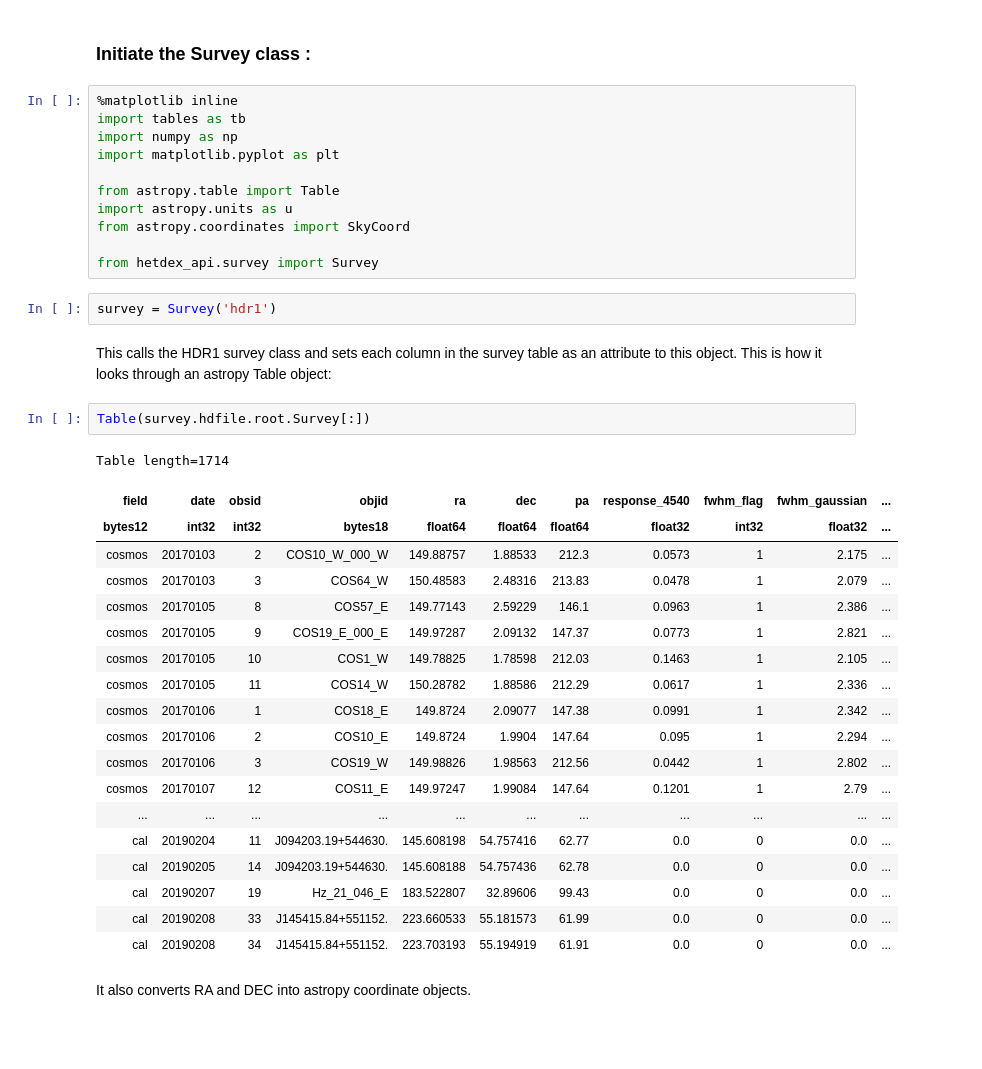
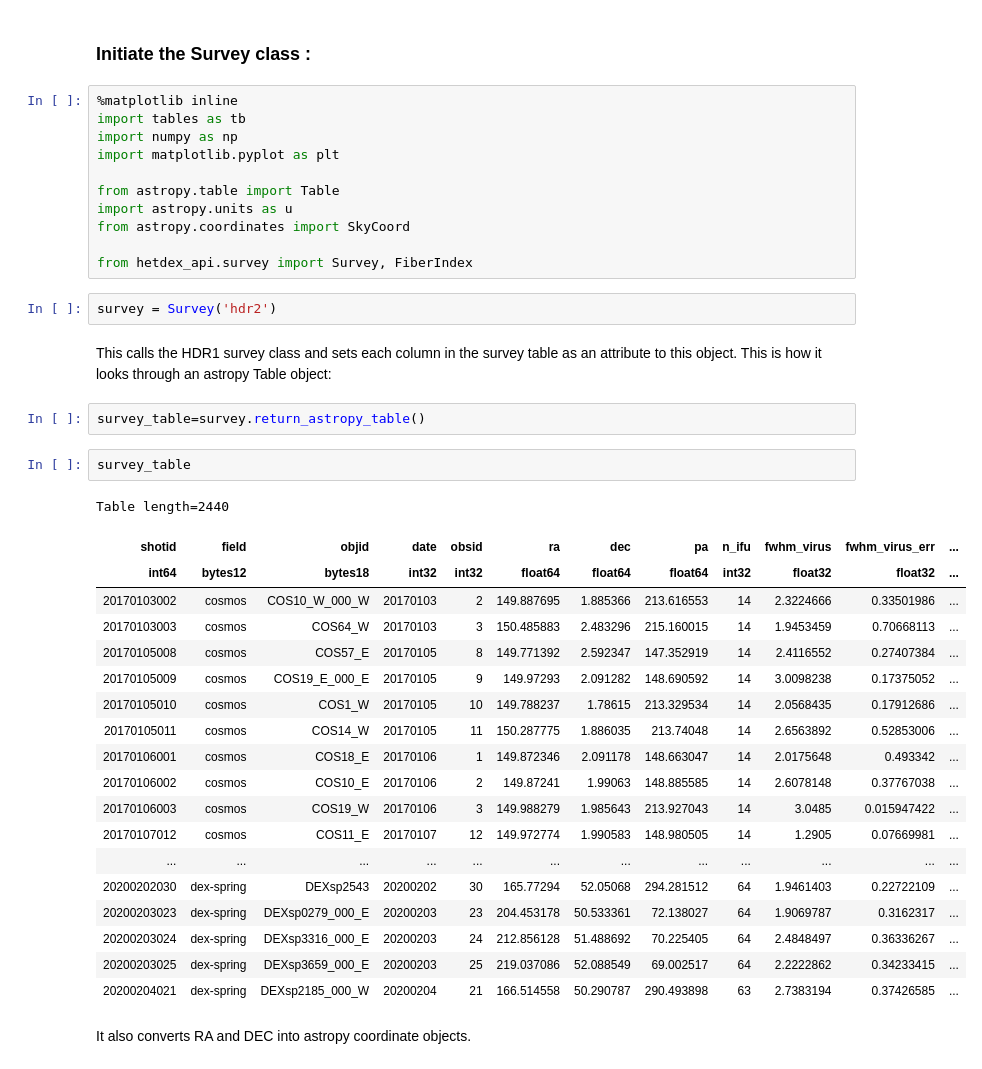
Before and after one commit to HETDEX/hetdex_api, a Jupyter notebook: notebooks/01-Accessing_the_Survey_Class.ipynb, the cells around one changed output. Cells and saved outputs as stored; diff of their text form; blank space fills up the shorter version.

```diff
--- a/notebooks/01-Accessing_the_Survey_Class.ipynb
+++ b/notebooks/01-Accessing_the_Survey_Class.ipynb
@@ -16,33 +16,35 @@ from astropy.table import Table
 import astropy.units as u
 from astropy.coordinates import SkyCoord
 
-from hetdex_api.survey import Survey
+from hetdex_api.survey import Survey, FiberIndex
 # %%
-survey = Survey('hdr1')
+survey = Survey('hdr2')
 # %% [markdown]
 This calls the HDR1 survey class and sets each column in the survey table as an attribute to this object. This is how it looks through an astropy Table object:
-# %%
-Table(survey.hdfile.root.Survey[:])
-# %% [output]
-Table length=1714
-| field | date | obsid | objid | ra | dec | pa | response_4540 | fwhm_flag | fwhm_gaussian | ... |
-| bytes12 | int32 | int32 | bytes18 | float64 | float64 | float64 | float32 | int32 | float32 | ... |
-| cosmos | 20170103 | 2 | COS10_W_000_W | 149.88757 | 1.88533 | 212.3 | 0.0573 | 1 | 2.175 | ... |
-| cosmos | 20170103 | 3 | COS64_W | 150.48583 | 2.48316 | 213.83 | 0.0478 | 1 | 2.079 | ... |
-| cosmos | 20170105 | 8 | COS57_E | 149.77143 | 2.59229 | 146.1 | 0.0963 | 1 | 2.386 | ... |
-| cosmos | 20170105 | 9 | COS19_E_000_E | 149.97287 | 2.09132 | 147.37 | 0.0773 | 1 | 2.821 | ... |
-| cosmos | 20170105 | 10 | COS1_W | 149.78825 | 1.78598 | 212.03 | 0.1463 | 1 | 2.105 | ... |
-| cosmos | 20170105 | 11 | COS14_W | 150.28782 | 1.88586 | 212.29 | 0.0617 | 1 | 2.336 | ... |
-| cosmos | 20170106 | 1 | COS18_E | 149.8724 | 2.09077 | 147.38 | 0.0991 | 1 | 2.342 | ... |
-| cosmos | 20170106 | 2 | COS10_E | 149.8724 | 1.9904 | 147.64 | 0.095 | 1 | 2.294 | ... |
-| cosmos | 20170106 | 3 | COS19_W | 149.98826 | 1.98563 | 212.56 | 0.0442 | 1 | 2.802 | ... |
-| cosmos | 20170107 | 12 | COS11_E | 149.97247 | 1.99084 | 147.64 | 0.1201 | 1 | 2.79 | ... |
-| ... | ... | ... | ... | ... | ... | ... | ... | ... | ... | ... |
-| cal | 20190204 | 11 | J094203.19+544630. | 145.608198 | 54.757416 | 62.77 | 0.0 | 0 | 0.0 | ... |
-| cal | 20190205 | 14 | J094203.19+544630. | 145.608188 | 54.757436 | 62.78 | 0.0 | 0 | 0.0 | ... |
-| cal | 20190207 | 19 | Hz_21_046_E | 183.522807 | 32.89606 | 99.43 | 0.0 | 0 | 0.0 | ... |
-| cal | 20190208 | 33 | J145415.84+551152. | 223.660533 | 55.181573 | 61.99 | 0.0 | 0 | 0.0 | ... |
-| cal | 20190208 | 34 | J145415.84+551152. | 223.703193 | 55.194919 | 61.91 | 0.0 | 0 | 0.0 | ... |
+# %%
+survey_table=survey.return_astropy_table()
+# %%
+survey_table
+# %% [output]
+Table length=2440
+| shotid | field | objid | date | obsid | ra | dec | pa | n_ifu | fwhm_virus | fwhm_virus_err | ... |
+| int64 | bytes12 | bytes18 | int32 | int32 | float64 | float64 | float64 | int32 | float32 | float32 | ... |
+| 20170103002 | cosmos | COS10_W_000_W | 20170103 | 2 | 149.887695 | 1.885366 | 213.616553 | 14 | 2.3224666 | 0.33501986 | ... |
+| 20170103003 | cosmos | COS64_W | 20170103 | 3 | 150.485883 | 2.483296 | 215.160015 | 14 | 1.9453459 | 0.70668113 | ... |
+| 20170105008 | cosmos | COS57_E | 20170105 | 8 | 149.771392 | 2.592347 | 147.352919 | 14 | 2.4116552 | 0.27407384 | ... |
+| 20170105009 | cosmos | COS19_E_000_E | 20170105 | 9 | 149.97293 | 2.091282 | 148.690592 | 14 | 3.0098238 | 0.17375052 | ... |
+| 20170105010 | cosmos | COS1_W | 20170105 | 10 | 149.788237 | 1.78615 | 213.329534 | 14 | 2.0568435 | 0.17912686 | ... |
+| 20170105011 | cosmos | COS14_W | 20170105 | 11 | 150.287775 | 1.886035 | 213.74048 | 14 | 2.6563892 | 0.52853006 | ... |
+| 20170106001 | cosmos | COS18_E | 20170106 | 1 | 149.872346 | 2.091178 | 148.663047 | 14 | 2.0175648 | 0.493342 | ... |
+| 20170106002 | cosmos | COS10_E | 20170106 | 2 | 149.87241 | 1.99063 | 148.885585 | 14 | 2.6078148 | 0.37767038 | ... |
+| 20170106003 | cosmos | COS19_W | 20170106 | 3 | 149.988279 | 1.985643 | 213.927043 | 14 | 3.0485 | 0.015947422 | ... |
+| 20170107012 | cosmos | COS11_E | 20170107 | 12 | 149.972774 | 1.990583 | 148.980505 | 14 | 1.2905 | 0.07669981 | ... |
+| ... | ... | ... | ... | ... | ... | ... | ... | ... | ... | ... | ... |
+| 20200202030 | dex-spring | DEXsp2543 | 20200202 | 30 | 165.77294 | 52.05068 | 294.281512 | 64 | 1.9461403 | 0.22722109 | ... |
+| 20200203023 | dex-spring | DEXsp0279_000_E | 20200203 | 23 | 204.453178 | 50.533361 | 72.138027 | 64 | 1.9069787 | 0.3162317 | ... |
+| 20200203024 | dex-spring | DEXsp3316_000_E | 20200203 | 24 | 212.856128 | 51.488692 | 70.225405 | 64 | 2.4848497 | 0.36336267 | ... |
+| 20200203025 | dex-spring | DEXsp3659_000_E | 20200203 | 25 | 219.037086 | 52.088549 | 69.002517 | 64 | 2.2222862 | 0.34233415 | ... |
+| 20200204021 | dex-spring | DEXsp2185_000_W | 20200204 | 21 | 166.514558 | 50.290787 | 290.493898 | 63 | 2.7383194 | 0.37426585 | ... |
 # %% [markdown]
 It also converts RA and DEC into astropy coordinate objects.
 # %%
```
Also changed, not shown: parts of 22 cells of this notebook.
